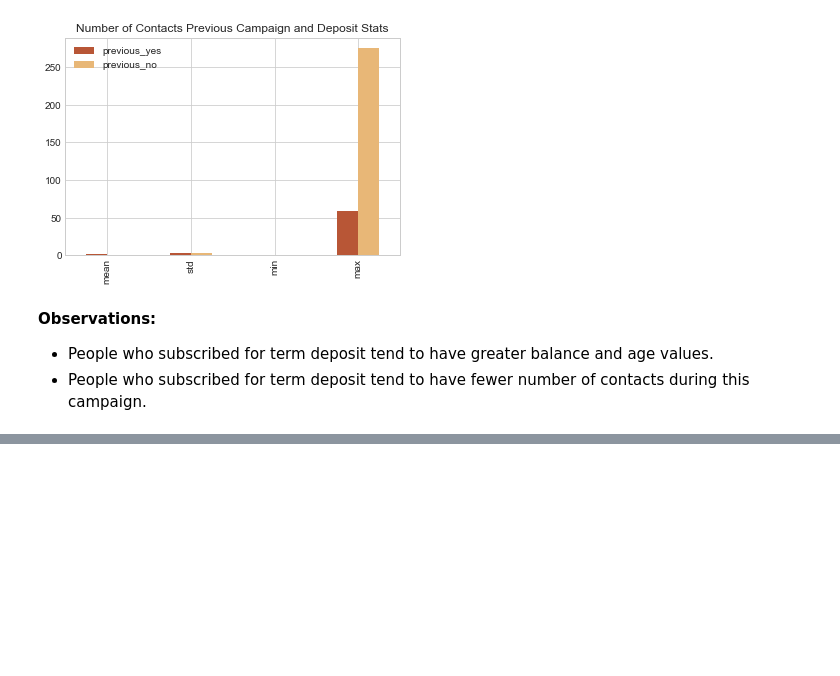
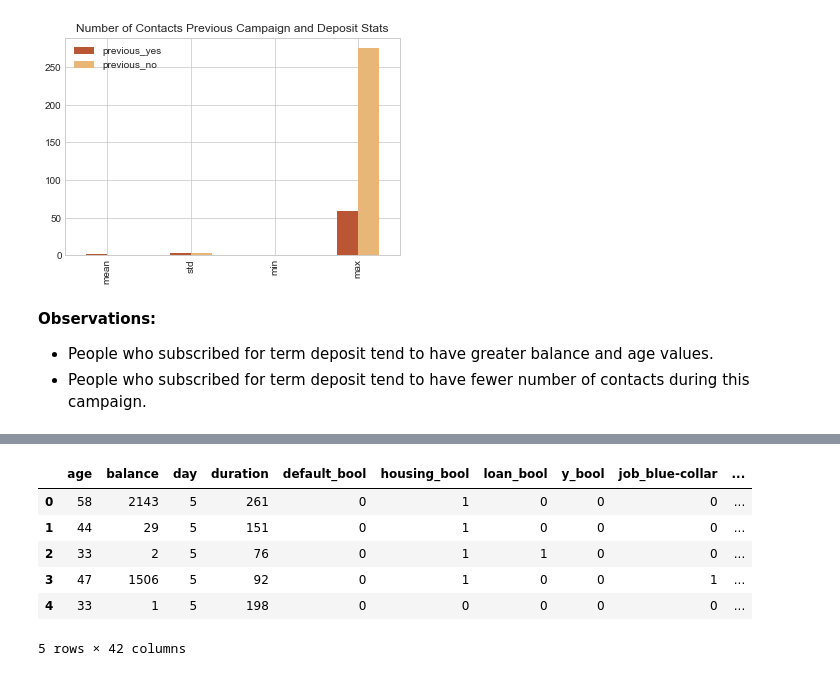
Before and after one commit to altaafkhan/term-deposit-analysis, a Jupyter notebook: script/term_deposit.ipynb, the cells around one changed output, grey strips where cells are left out. Cells and saved outputs as stored; diff of their text form; code cells hidden in the pictures; blank space fills up the shorter version.

Commit message:
added data cleaning step

```diff
--- a/script/term_deposit.ipynb
+++ b/script/term_deposit.ipynb
@@ -421,0 +480,12 @@ dfn.drop(['count', '25%', '50%', '75%']).plot.bar(
+# %%
+# clean the dataset
+cleaned_df = clean_data(inp)
+cleaned_df.head()
+# %% [output]
+|  | age | balance | day | duration | default_bool | housing_bool | loan_bool | y_bool | job_blue-collar | ... |
+| 0 | 58 | 2143 | 5 | 261 | 0 | 1 | 0 | 0 | 0 | ... |
+| 1 | 44 | 29 | 5 | 151 | 0 | 1 | 0 | 0 | 0 | ... |
+| 2 | 33 | 2 | 5 | 76 | 0 | 1 | 1 | 0 | 0 | ... |
+| 3 | 47 | 1506 | 5 | 92 | 0 | 1 | 0 | 0 | 1 | ... |
+| 4 | 33 | 1 | 5 | 198 | 0 | 0 | 0 | 0 | 0 | ... |
+5 rows × 42 columns
```
Also changed, not shown: parts of 2 cells of this notebook.
